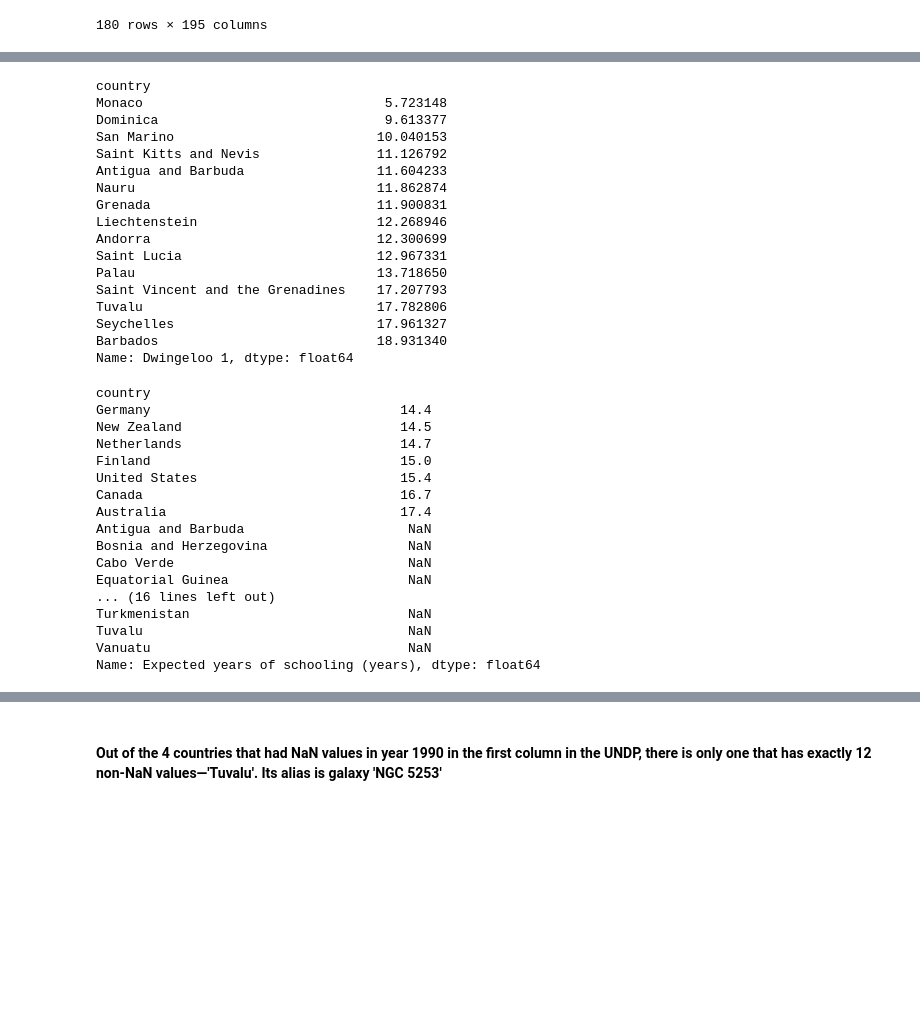
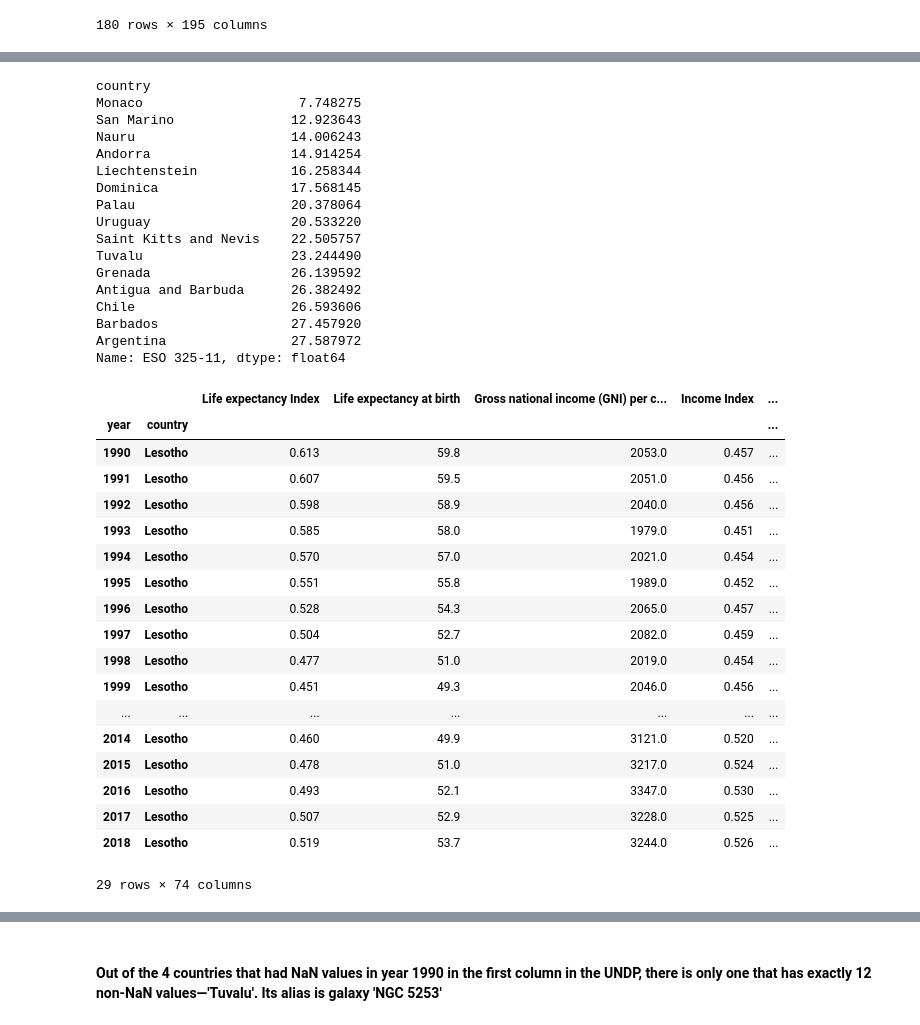
Before and after one commit to D1nay/prohack2020, a Jupyter notebook: Mapping countries to galaxies.ipynb, the cells around one changed output, grey strips where cells are left out. Drawn from its saved outputs; the diff is of its cells as text; code cells hidden in the pictures; blank space fills up the shorter version.

```diff
--- a/Mapping countries to galaxies.ipynb
+++ b/Mapping countries to galaxies.ipynb
@@ -676,40 +852,42 @@ Name: Antigua and Barbuda, Length: 180, dtype: float64>
 # %%
-pw_dist.loc['Dwingeloo 1'].sort_values().head(15)
+pw_dist.loc['Andromeda VIII'].sort_values().head(15)
 # %% [output]
 country
-Monaco                               5.723148
-Dominica                             9.613377
-San Marino                          10.040153
-Saint Kitts and Nevis               11.126792
-Antigua and Barbuda                 11.604233
-Nauru                               11.862874
-Grenada                             11.900831
-Liechtenstein                       12.268946
-Andorra                             12.300699
-Saint Lucia                         12.967331
-Palau                               13.718650
-Saint Vincent and the Grenadines    17.207793
-Tuvalu                              17.782806
-Seychelles                          17.961327
-Barbados                            18.931340
-Name: Dwingeloo 1, dtype: float64
+Monaco                    7.748275
+San Marino               12.923643
+Nauru                    14.006243
+Andorra                  14.914254
+Liechtenstein            16.258344
+Dominica                 17.568145
+Palau                    20.378064
+Uruguay                  20.533220
+Saint Kitts and Nevis    22.505757
+Tuvalu                   23.244490
+Grenada                  26.139592
+Antigua and Barbuda      26.382492
+Chile                    26.593606
+Barbados                 27.457920
+Argentina                27.587972
+Name: ESO 325-11, dtype: float64
 # %%
-undp_clean.loc[idx[1990,],].iloc[:, 4].sort_values().tail(30)
+undp_clean.loc[idx[:, 'Lesotho'],]
 # %% [output]
+|  |  | Life expectancy Index | Life expectancy at birth | Gross national income (GNI) per c... | Income Index | ... |
+| year | country |  |  |  |  | ... |
+| 1990 | Lesotho | 0.613 | 59.8 | 2053.0 | 0.457 | ... |
+| 1991 | Lesotho | 0.607 | 59.5 | 2051.0 | 0.456 | ... |
+| 1992 | Lesotho | 0.598 | 58.9 | 2040.0 | 0.456 | ... |
+| 1993 | Lesotho | 0.585 | 58.0 | 1979.0 | 0.451 | ... |
+| 1994 | Lesotho | 0.570 | 57.0 | 2021.0 | 0.454 | ... |
+| 1995 | Lesotho | 0.551 | 55.8 | 1989.0 | 0.452 | ... |
+| 1996 | Lesotho | 0.528 | 54.3 | 2065.0 | 0.457 | ... |
+| 1997 | Lesotho | 0.504 | 52.7 | 2082.0 | 0.459 | ... |
+| 1998 | Lesotho | 0.477 | 51.0 | 2019.0 | 0.454 | ... |
+| 1999 | Lesotho | 0.451 | 49.3 | 2046.0 | 0.456 | ... |
+| ... | ... | ... | ... | ... | ... | ... |
+| 2014 | Lesotho | 0.460 | 49.9 | 3121.0 | 0.520 | ... |
+| 2015 | Lesotho | 0.478 | 51.0 | 3217.0 | 0.524 | ... |
+| 2016 | Lesotho | 0.493 | 52.1 | 3347.0 | 0.530 | ... |
+| 2017 | Lesotho | 0.507 | 52.9 | 3228.0 | 0.525 | ... |
+| 2018 | Lesotho | 0.519 | 53.7 | 3244.0 | 0.526 | ... |
-country
-Germany                                14.4
-New Zealand                            14.5
-Netherlands                            14.7
-Finland                                15.0
-United States                          15.4
-Canada                                 16.7
-Australia                              17.4
-Antigua and Barbuda                     NaN
-Bosnia and Herzegovina                  NaN
-Cabo Verde                              NaN
-Equatorial Guinea                       NaN
-... (16 lines left out)
-Turkmenistan                            NaN
-Tuvalu                                  NaN
-Vanuatu                                 NaN
-Name: Expected years of schooling (years), dtype: float64
+29 rows × 74 columns
```
Also changed, not shown: parts of 29 cells of this notebook, 1 other file.
